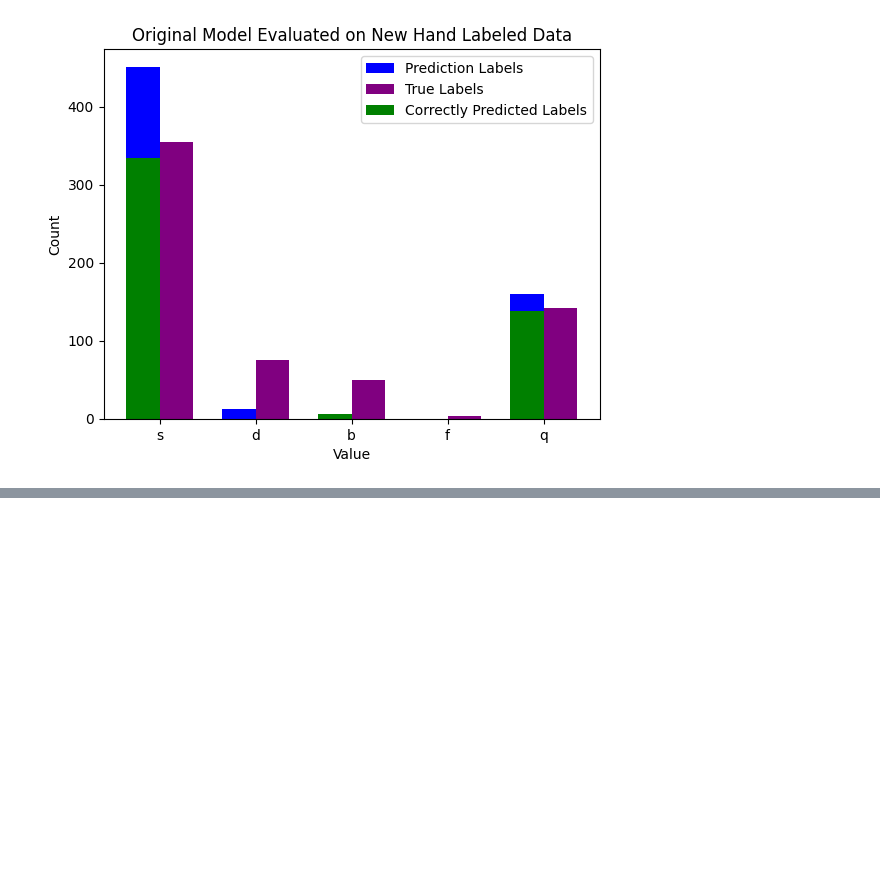
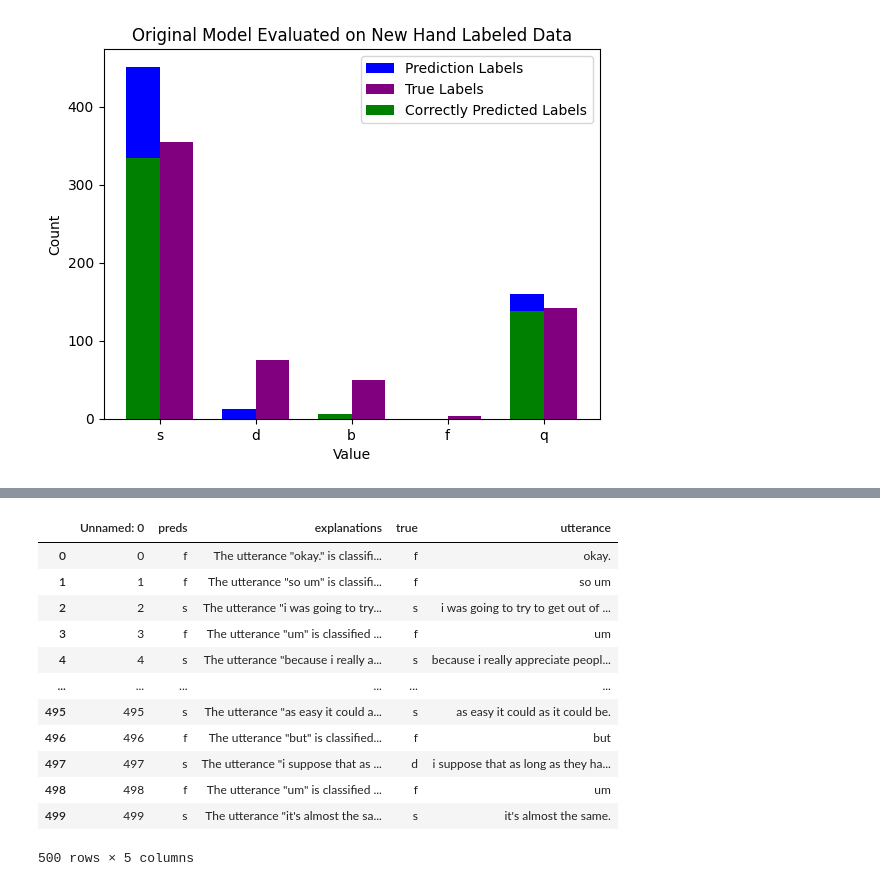
Before and after one commit to megane-chan/RED_dialogue, a Jupyter notebook: declan_notebook.ipynb, the cells around one changed output, grey strips where cells are left out. Saved outputs shown, nothing was run; the diff lists cells and outputs as text; code cells hidden in the pictures; blank space fills up the shorter version.

Commit message:
added new results

```diff
--- a/declan_notebook.ipynb
+++ b/declan_notebook.ipynb
@@ -308,0 +416,18 @@ plt.show()
+# %%
+mrda = pd.read_csv('gpt_classification/results/mrda_results_and_true.csv')
+trans16 = pd.read_csv('gpt_classification/results/results_and_trans16.csv')
+mrda
+# %% [output]
+|  | Unnamed: 0 | preds | explanations | true | utterance |
+| 0 | 0 | f | The utterance "okay." is classifi... | f | okay. |
+| 1 | 1 | f | The utterance "so um" is classifi... | f | so um |
+| 2 | 2 | s | The utterance "i was going to try... | s | i was going to try to get out of ... |
+| 3 | 3 | f | The utterance "um" is classified ... | f | um |
+| 4 | 4 | s | The utterance "because i really a... | s | because i really appreciate peopl... |
+| ... | ... | ... | ... | ... | ... |
+| 495 | 495 | s | The utterance "as easy it could a... | s | as easy it could as it could be. |
+| 496 | 496 | f | The utterance "but" is classified... | f | but |
+| 497 | 497 | s | The utterance "i suppose that as ... | d | i suppose that as long as they ha... |
+| 498 | 498 | f | The utterance "um" is classified ... | f | um |
+| 499 | 499 | s | The utterance "it's almost the sa... | s | it's almost the same. |
+500 rows × 5 columns
```
Also changed, not shown: parts of 7 cells of this notebook, 15 other files.
